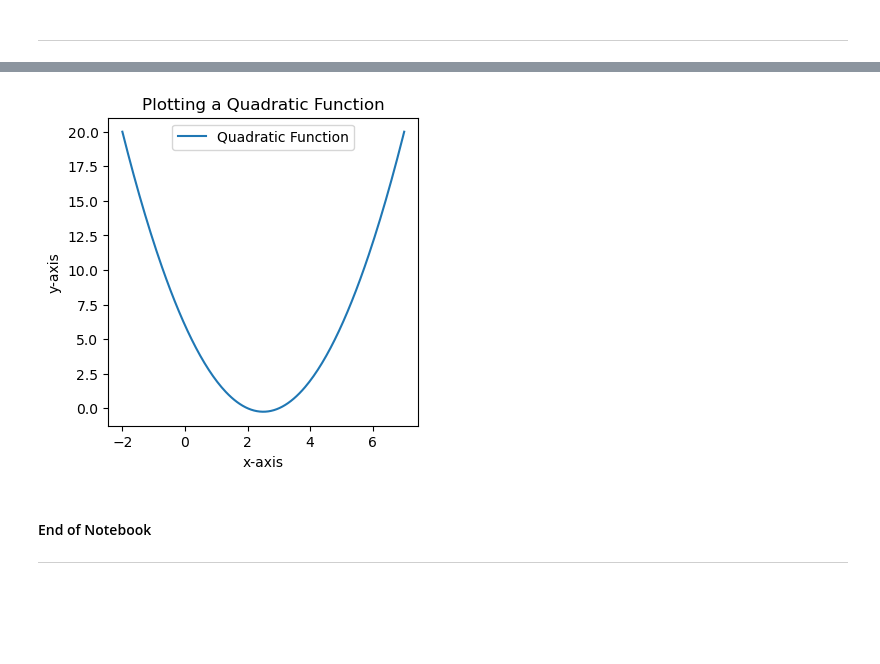
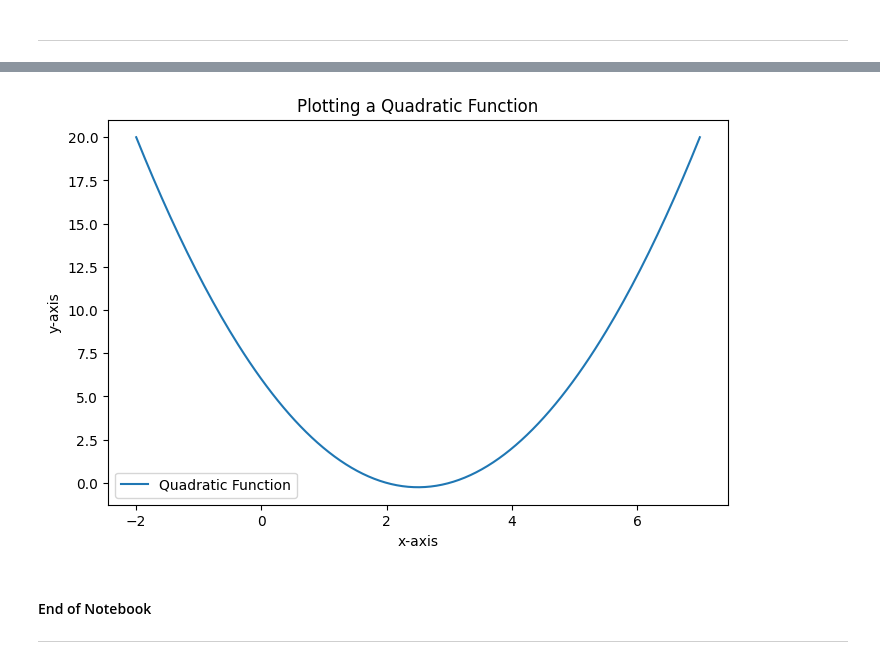
Before and after one commit to sambeets/EPE2316-Power-System-Planning, a Jupyter notebook: DigiLab/1 - Python Fundamentals Part 1/Digital Lab 1 - Python Fundamentals Part 1.ipynb, the cells around one changed output, grey strips where cells are left out. Drawn from its saved outputs; the diff is of its cells as text; code cells hidden in the pictures; blank space fills up the shorter version.

```diff
--- a/DigiLab/1 - Python Fundamentals Part 1/Digital Lab 1 - Python Fundamentals Part 1.ipynb
+++ b/DigiLab/1 - Python Fundamentals Part 1/Digital Lab 1 - Python Fundamentals Part 1.ipynb
@@ -683,20 +737,20 @@ plt.show()
 # %%
 # Example 5: Plotting a Function
 def quadratic_function(x):
-    return x**2 - 5*x + 6
+    return x**2 - 5*x + 6 # Equation of x^2 - 5x + 6
 
 x_values = np.linspace(-2, 7, 200)
 y_values = quadratic_function(x_values)
 
-fig = plt.figure(figsize=(4, 4))
+fig = plt.figure(figsize=(8, 5))
 plt.plot(x_values, y_values, label='Quadratic Function')
 plt.title('Plotting a Quadratic Function')
 plt.xlabel('x-axis')
 plt.ylabel('y-axis')
 plt.legend()
 plt.show()
 # %% [output]
-[figure, old version]
+[figure, new version]
 # %% [markdown]
 #### End of Notebook
 ---
```
Also changed, not shown: parts of 23 cells of this notebook, 3 other files.
